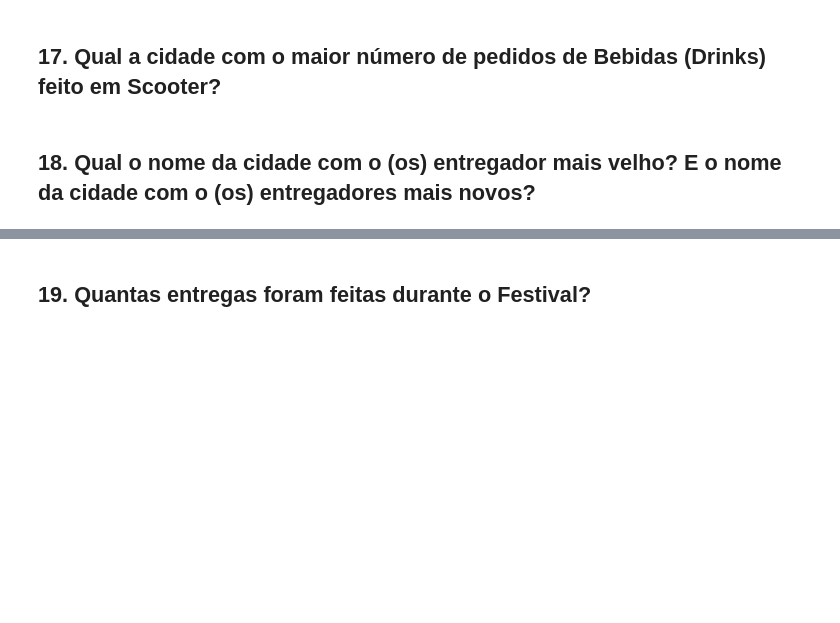
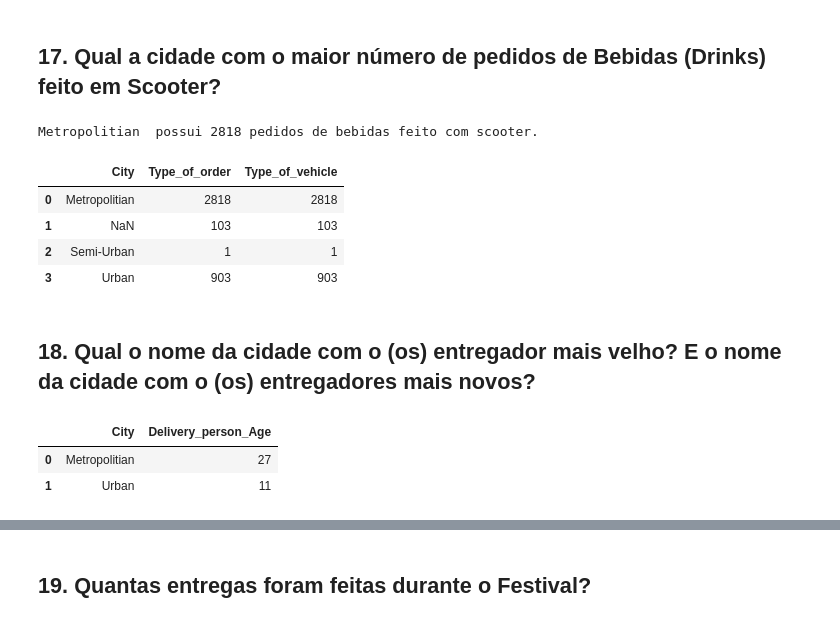
Before and after one commit to JoseWRPereira/comDS-ftc-FoodDelivery, a Jupyter notebook: lista2/lista2.ipynb, the cells around one changed output, grey strips where cells are left out. Cells and saved outputs as stored; diff of their text form; code cells hidden in the pictures; blank space fills up the shorter version.

```diff
--- a/lista2/lista2.ipynb
+++ b/lista2/lista2.ipynb
@@ -297,4 +310,38 @@ Em condição de trânsito pesado, o tipo de veículo que fez mais entregas foi
 # %% [markdown]
 ## 17. Qual a cidade com o maior número de pedidos de Bebidas (Drinks) feito em Scooter?
+# %%
+dfaux = df[['City','Type_of_order','Type_of_vehicle']]
+dfaux = dfaux.loc[dfaux['Type_of_order']=='Drinks ']
+dfaux = dfaux.loc[dfaux['Type_of_vehicle'] == 'scooter ']
+df_ans = dfaux.groupby('City').count().reset_index()
+print('{} possui {} pedidos de bebidas feito com scooter.'.format( df_ans.loc[0,'City'], df_ans.loc[0,'Type_of_order'] ))
+df_ans
+# %% [output]
+Metropolitian  possui 2818 pedidos de bebidas feito com scooter.
+|  | City | Type_of_order | Type_of_vehicle |
+| 0 | Metropolitian | 2818 | 2818 |
+| 1 | NaN | 103 | 103 |
+| 2 | Semi-Urban | 1 | 1 |
+| 3 | Urban | 903 | 903 |
 # %% [markdown]
 ## 18. Qual o nome da cidade com o (os) entregador mais velho? E o nome da cidade com o (os) entregadores mais novos?
+# %%
+# df.dtypes
+# City
+# Delivery_person_ID
+# Delivery_person_Age
+
+dfaux = df[['City','Delivery_person_ID','Delivery_person_Age']]
+dfaux = dfaux.loc[dfaux['Delivery_person_Age'] != 'NaN ' ]
+
+dfaux['Delivery_person_Age'] = pd.to_numeric(dfaux['Delivery_person_Age'])
+
+velho = dfaux['Delivery_person_Age'].max()
+novo = dfaux['Delivery_person_Age'].min()
+
+city_old = dfaux[['City','Delivery_person_Age']].loc[dfaux['Delivery_person_Age']==velho].groupby('City').count().reset_index()
+city_young = dfaux[['City','Delivery_person_Age']].loc[dfaux['Delivery_person_Age']==novo].groupby('City').count().reset_index()
+# %% [output]
+|  | City | Delivery_person_Age |
+| 0 | Metropolitian | 27 |
+| 1 | Urban | 11 |
```
Also changed, not shown: parts of 6 cells of this notebook.
